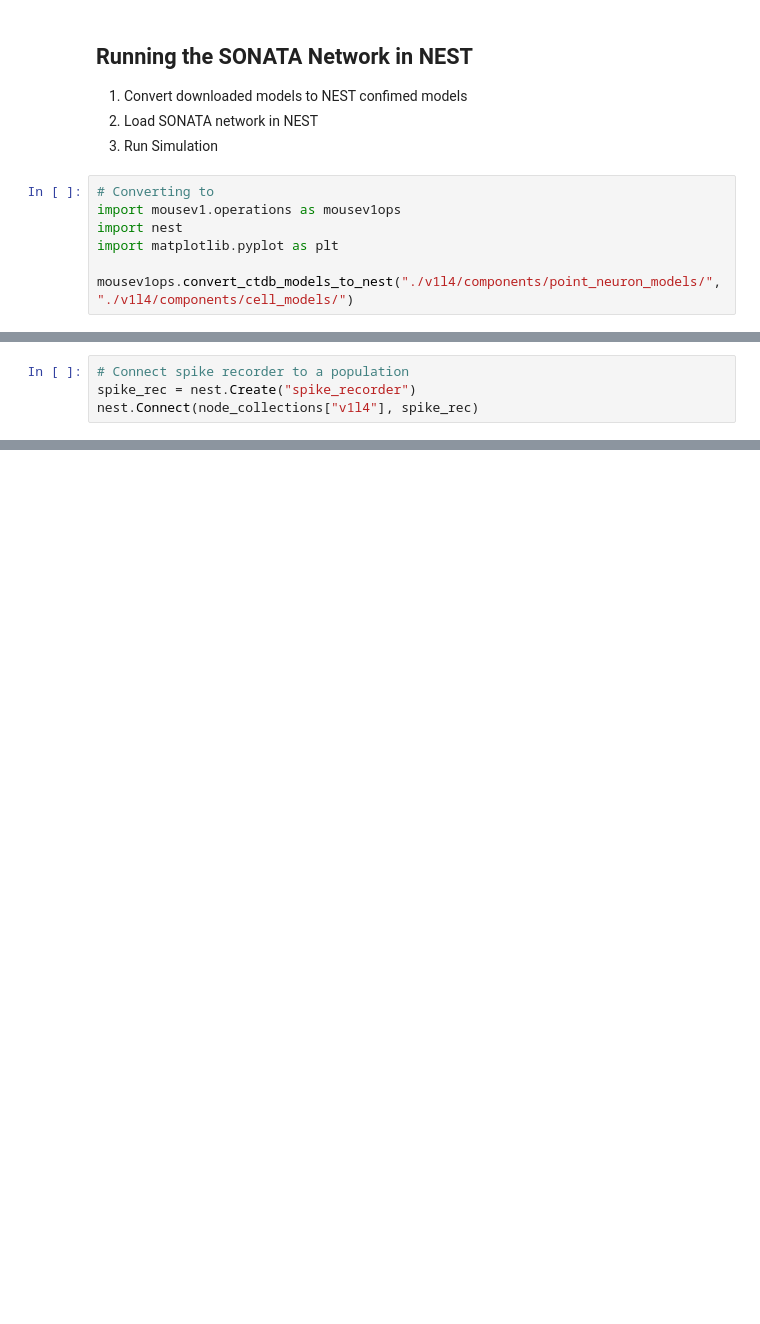
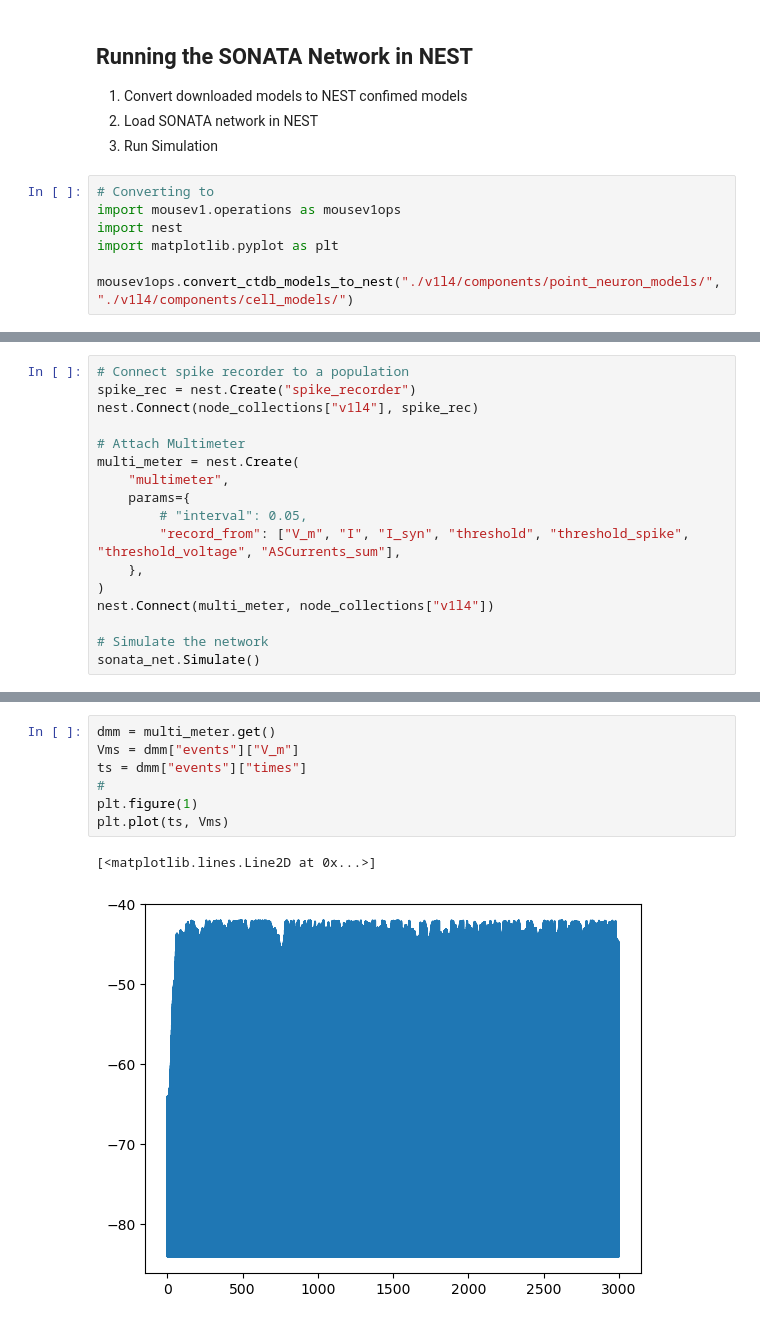
Before and after one commit to apache/airavata-cerebrum, a Jupyter notebook: resources/notebooks/V1L4-Notebook.ipynb, the cells around one changed output, grey strips where cells are left out. Cells and saved outputs as stored; diff of their text form; blank space fills up the shorter version.

```diff
--- a/resources/notebooks/V1L4-Notebook.ipynb
+++ b/resources/notebooks/V1L4-Notebook.ipynb
@@ -242,3 +278,16 @@ NESTErrors.IncompatibleReceptorType: IncompatibleReceptorType in SLI function Co
 # Connect spike recorder to a population
 spike_rec = nest.Create("spike_recorder")
 nest.Connect(node_collections["v1l4"], spike_rec)
+
+# Attach Multimeter
+multi_meter = nest.Create(
+    "multimeter",
+    params={
+        # "interval": 0.05,
+        "record_from": ["V_m", "I", "I_syn", "threshold", "threshold_spike", "threshold_voltage", "ASCurrents_sum"],
+    },
+)
+nest.Connect(multi_meter, node_collections["v1l4"])
+
+# Simulate the network
+sonata_net.Simulate()
@@ -244,0 +306,10 @@ nest.Connect(node_collections["v1l4"], spike_rec)
+# %%
+dmm = multi_meter.get()
+Vms = dmm["events"]["V_m"]
+ts = dmm["events"]["times"]
+#
+plt.figure(1)
+plt.plot(ts, Vms)
+# %% [output]
+[<matplotlib.lines.Line2D at 0x...>]
+[figure, added]
```
Also changed, not shown: parts of 7 cells of this notebook, 8 other files.
